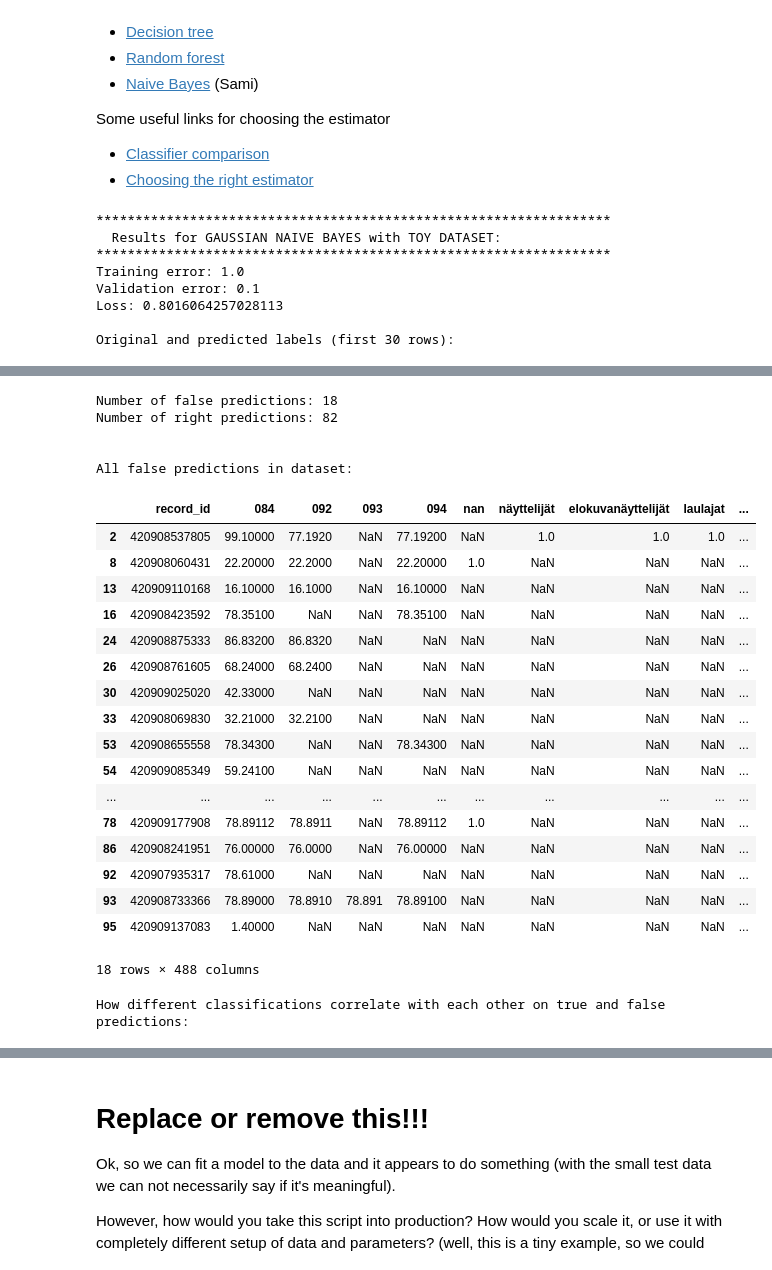
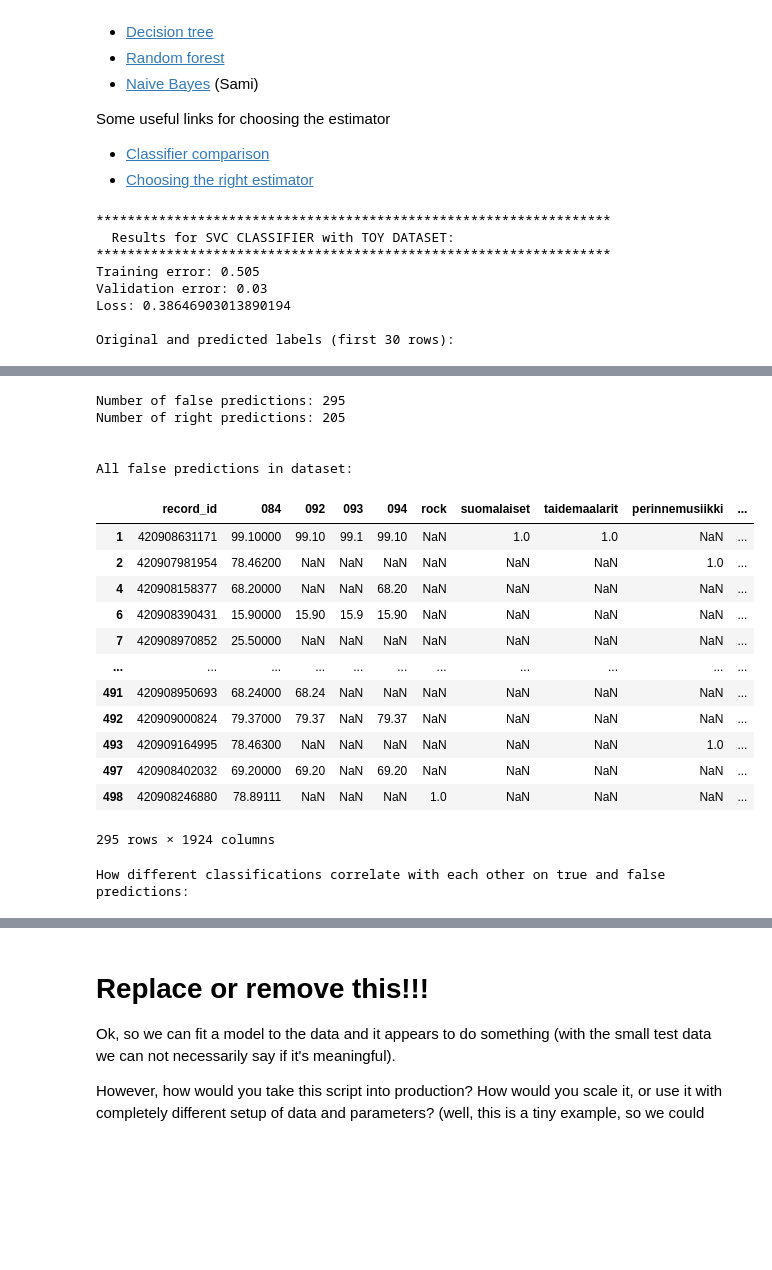
Before and after one commit to City-of-Helsinki/ml_hki_library_classifier, a Jupyter notebook: 01_model.ipynb, the cells around one changed output, grey strips where cells are left out. Saved outputs shown, nothing was run; the diff lists cells and outputs as text; code cells hidden in the pictures; blank space fills up the shorter version.

```diff
--- a/01_model.ipynb
+++ b/01_model.ipynb
@@ -269,7 +265,7 @@ max_decimals = 6
 multiply_factor = 10 ** max_decimals
 
 """
-Sklearn models canät handle NaN values, replace them with suitable value, defaul = 0
+Sklearn models can't handle NaN values, replace them with suitable value, defaul = 0
 """
 replace_nan = 0
 
@@ -387,7 +383,7 @@ def predict(pipe, X):
     """
 
     y_pred = pipe.predict(X)
-    pred_probabilities = pipe.predict_proba(X)
+    # pred_probabilities = pipe.predict_proba(X)
 
     # Print probabilities for first data point only
     # print(
@@ -497,6 +493,7 @@ def test_model(
     # Fit and predict
     pipe = fit(model, scaler, X_train, X_test, y_train, y_test)
     y_pred = predict(pipe, X)
+    score = loss(pipe, X, y)
 
     # convert predictions from numpy to dataframe and set an easy column name
     y_pred = pd.DataFrame(y_pred)
@@ -514,10 +511,11 @@ def test_model(
     if verbose:
         print_details(X, y, y_pred, label_name, pred_column_name, 30)
 
-    return pipe
+    # print(score)
+    return pipe, score
 
 
-def predict_hkl_class(pipe, items_to_classify, y=None):
+def predict_hkl_class(pipe, items_to_classify, info="", y=None):
     """
     Predict the actual HKL class
     """
@@ -536,6 +534,7 @@ def predict_hkl_class(pipe, items_to_classify, y=None):
     X, y, y_pred = reverse_mod_lib_data(X, y_pred, y)
 
     result = pd.concat([X, y_pred], axis=1)
+    result["Info"] = info
 
     return result
 # %% [output]
@@ -563,23 +562,20 @@ k = 5
 test_size = 0.2
 
 #######################################
-# Test Naive Bayes model
+# Test SVC Classifier
 #######################################
 
-from sklearn.naive_bayes import GaussianNB
-from sklearn.naive_bayes import ComplementNB
-
-#for col in toy_df.columns:
-#    print(f"*{col}*")
+from sklearn.svm import SVC
 
 _ = test_model(
-    GaussianNB(),
+    SVC(probability=True),
     StandardScaler(),
     toy_df,
-    "GAUSSIAN NAIVE BAYES",
+    "SVC CLASSIFIER",
     "TOY DATASET",
     test_size,
 )
+
 
 #
 # Much worse results with complementNB
@@ -639,11 +635,11 @@ _ = test_model(
 #print(pipe.score(X_test, y_test))
 # %% [output]
 ******************************************************************
-  Results for GAUSSIAN NAIVE BAYES with TOY DATASET:
+  Results for SVC CLASSIFIER with TOY DATASET:
 ******************************************************************
-Training error: 1.0
-Validation error: 0.1
-Loss: 0.8016064257028113
+Training error: 0.505
+Validation error: 0.03
+Loss: 0.38646903013890194
 
 Original and predicted labels (first 30 rows):
 |  | 095 | 095_PRED |
@@ -666,25 +662,20 @@ Original and predicted labels (first 30 rows):
-Number of false predictions: 18
-Number of right predictions: 82
+Number of false predictions: 295
+Number of right predictions: 205
 
 
 All false predictions in dataset:
-|  | record_id | 084 | 092 | 093 | 094 | nan | näyttelijät | elokuvanäyttelijät | laulajat | ... |
-| 2 | 420908537805 | 99.10000 | 77.1920 | NaN | 77.19200 | NaN | 1.0 | 1.0 | 1.0 | ... |
-| 8 | 420908060431 | 22.20000 | 22.2000 | NaN | 22.20000 | 1.0 | NaN | NaN | NaN | ... |
-| 13 | 420909110168 | 16.10000 | 16.1000 | NaN | 16.10000 | NaN | NaN | NaN | NaN | ... |
-| 16 | 420908423592 | 78.35100 | NaN | NaN | 78.35100 | NaN | NaN | NaN | NaN | ... |
-| 24 | 420908875333 | 86.83200 | 86.8320 | NaN | NaN | NaN | NaN | NaN | NaN | ... |
-| 26 | 420908761605 | 68.24000 | 68.2400 | NaN | NaN | NaN | NaN | NaN | NaN | ... |
-| 30 | 420909025020 | 42.33000 | NaN | NaN | NaN | NaN | NaN | NaN | NaN | ... |
-| 33 | 420908069830 | 32.21000 | 32.2100 | NaN | NaN | NaN | NaN | NaN | NaN | ... |
-| 53 | 420908655558 | 78.34300 | NaN | NaN | 78.34300 | NaN | NaN | NaN | NaN | ... |
-| 54 | 420909085349 | 59.24100 | NaN | NaN | NaN | NaN | NaN | NaN | NaN | ... |
+|  | record_id | 084 | 092 | 093 | 094 | rock | suomalaiset | taidemaalarit | perinnemusiikki | ... |
+| 1 | 420908631171 | 99.10000 | 99.10 | 99.1 | 99.10 | NaN | 1.0 | 1.0 | NaN | ... |
+| 2 | 420907981954 | 78.46200 | NaN | NaN | NaN | NaN | NaN | NaN | 1.0 | ... |
+| 4 | 420908158377 | 68.20000 | NaN | NaN | 68.20 | NaN | NaN | NaN | NaN | ... |
+| 6 | 420908390431 | 15.90000 | 15.90 | 15.9 | 15.90 | NaN | NaN | NaN | NaN | ... |
+| 7 | 420908970852 | 25.50000 | NaN | NaN | NaN | NaN | NaN | NaN | NaN | ... |
 | ... | ... | ... | ... | ... | ... | ... | ... | ... | ... | ... |
-| 78 | 420909177908 | 78.89112 | 78.8911 | NaN | 78.89112 | 1.0 | NaN | NaN | NaN | ... |
-| 86 | 420908241951 | 76.00000 | 76.0000 | NaN | 76.00000 | NaN | NaN | NaN | NaN | ... |
-| 92 | 420907935317 | 78.61000 | NaN | NaN | NaN | NaN | NaN | NaN | NaN | ... |
-| 93 | 420908733366 | 78.89000 | 78.8910 | 78.891 | 78.89100 | NaN | NaN | NaN | NaN | ... |
-| 95 | 420909137083 | 1.40000 | NaN | NaN | NaN | NaN | NaN | NaN | NaN | ... |
+| 491 | 420908950693 | 68.24000 | 68.24 | NaN | NaN | NaN | NaN | NaN | NaN | ... |
+| 492 | 420909000824 | 79.37000 | 79.37 | NaN | 79.37 | NaN | NaN | NaN | NaN | ... |
+| 493 | 420909164995 | 78.46300 | NaN | NaN | NaN | NaN | NaN | NaN | 1.0 | ... |
+| 497 | 420908402032 | 69.20000 | 69.20 | NaN | 69.20 | NaN | NaN | NaN | NaN | ... |
+| 498 | 420908246880 | 78.89111 | NaN | NaN | NaN | 1.0 | NaN | NaN | NaN | ... |
-18 rows × 488 columns
+295 rows × 1924 columns
 How different classifications correlate with each other on true and false predictions:
 [interactive output not drawn]
```
Also changed, not shown: parts of 12 cells of this notebook.
